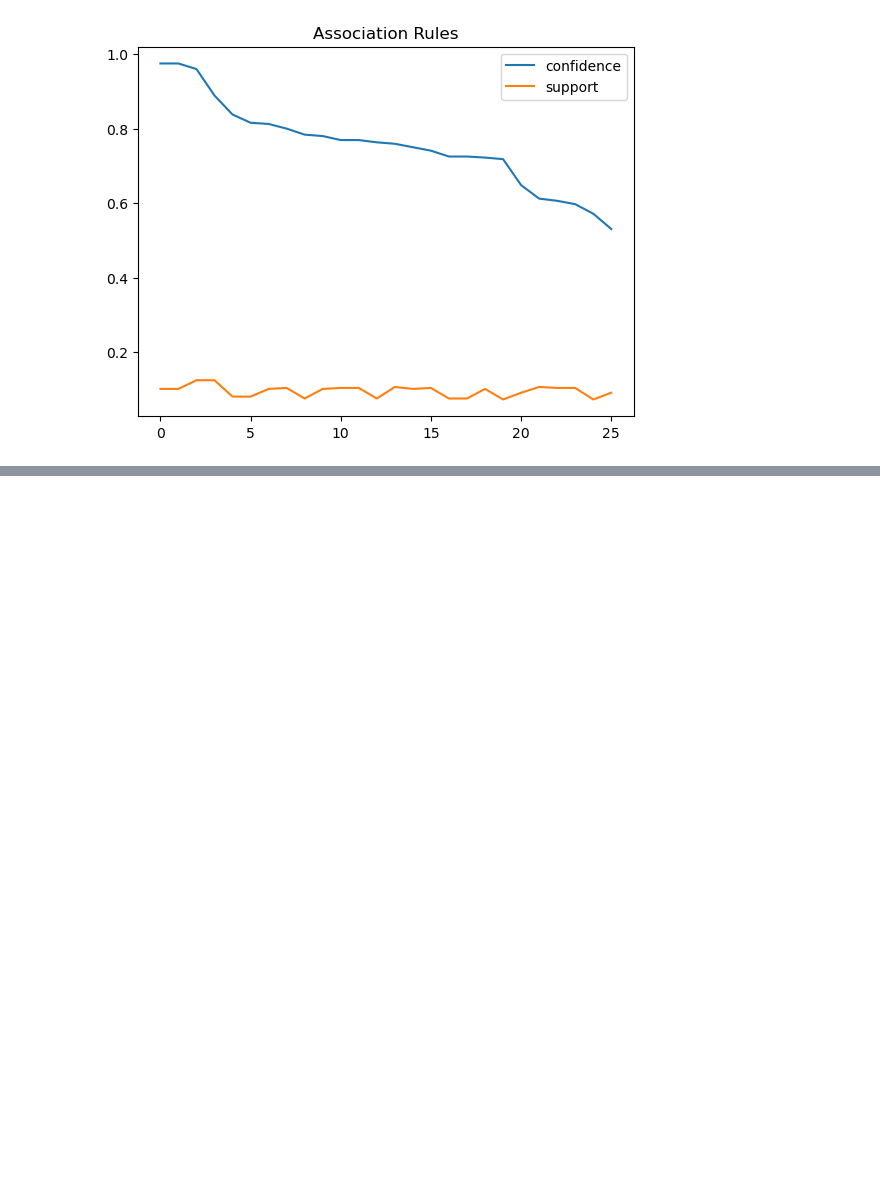
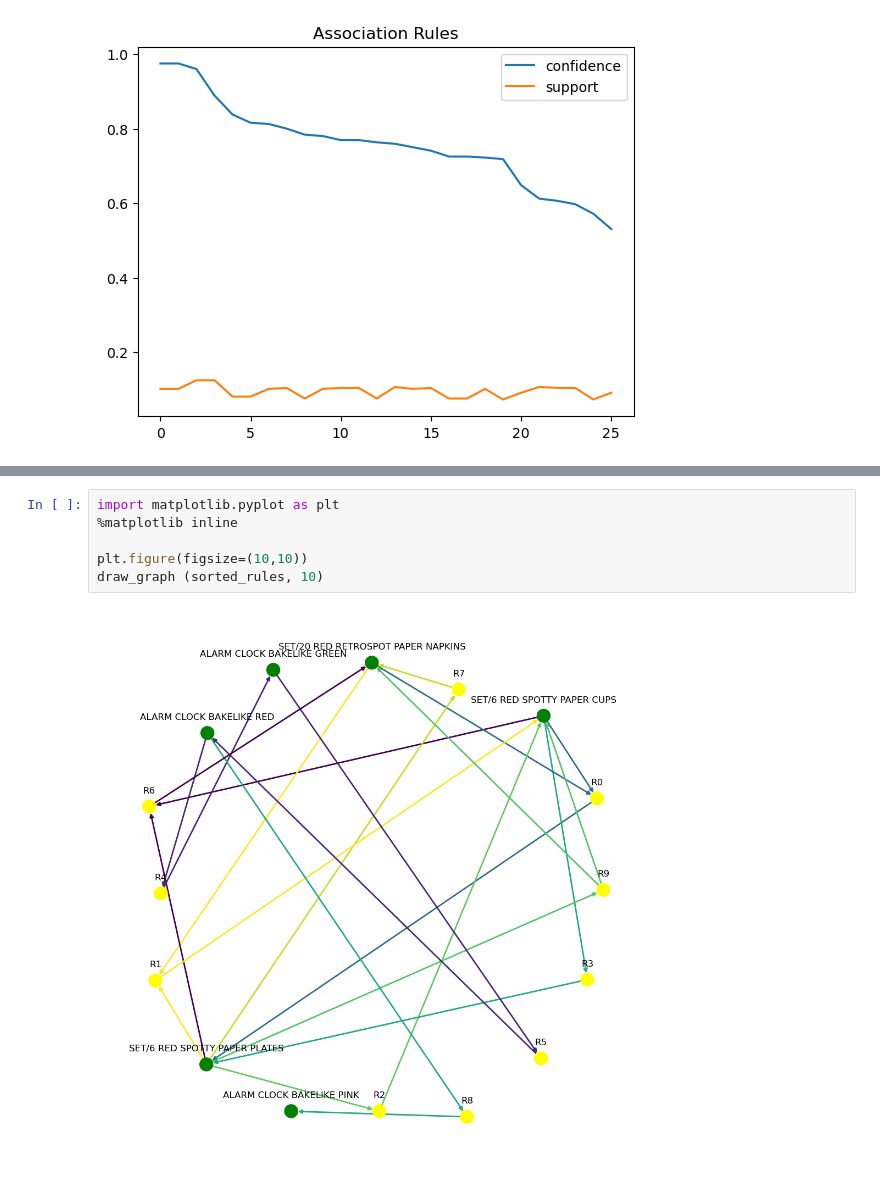
Before and after one commit to Rezashatery/Association-Rules, a Jupyter notebook: association-rule.ipynb, the cells around one changed output, grey strips where cells are left out. Saved outputs shown, nothing was run; the diff lists cells and outputs as text; blank space fills up the shorter version.

```diff
--- a/association-rule.ipynb
+++ b/association-rule.ipynb
@@ -189,0 +255,8 @@ sorted_rules[['confidence','support']].plot(title='Association Rules');
+# %%
+import matplotlib.pyplot as plt
+%matplotlib inline
+
+plt.figure(figsize=(10,10))
+draw_graph (sorted_rules, 10)
+# %% [output]
+[figure, added]
```
Also changed, not shown: parts of 5 cells of this notebook.
